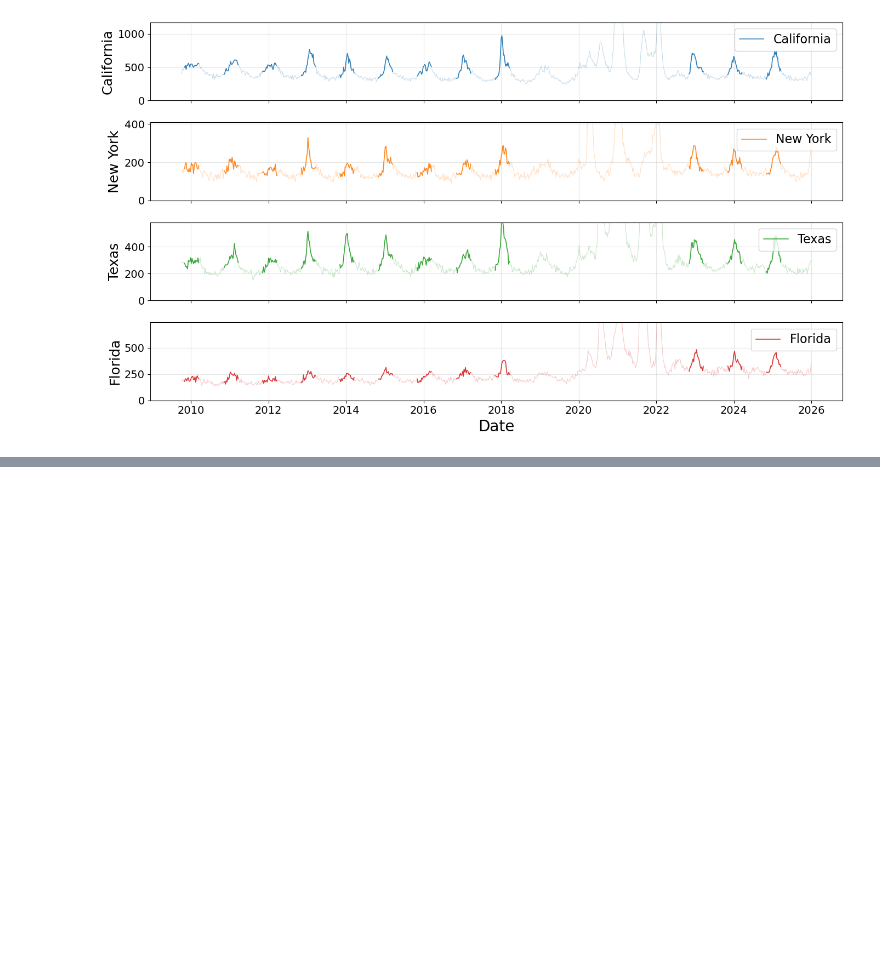
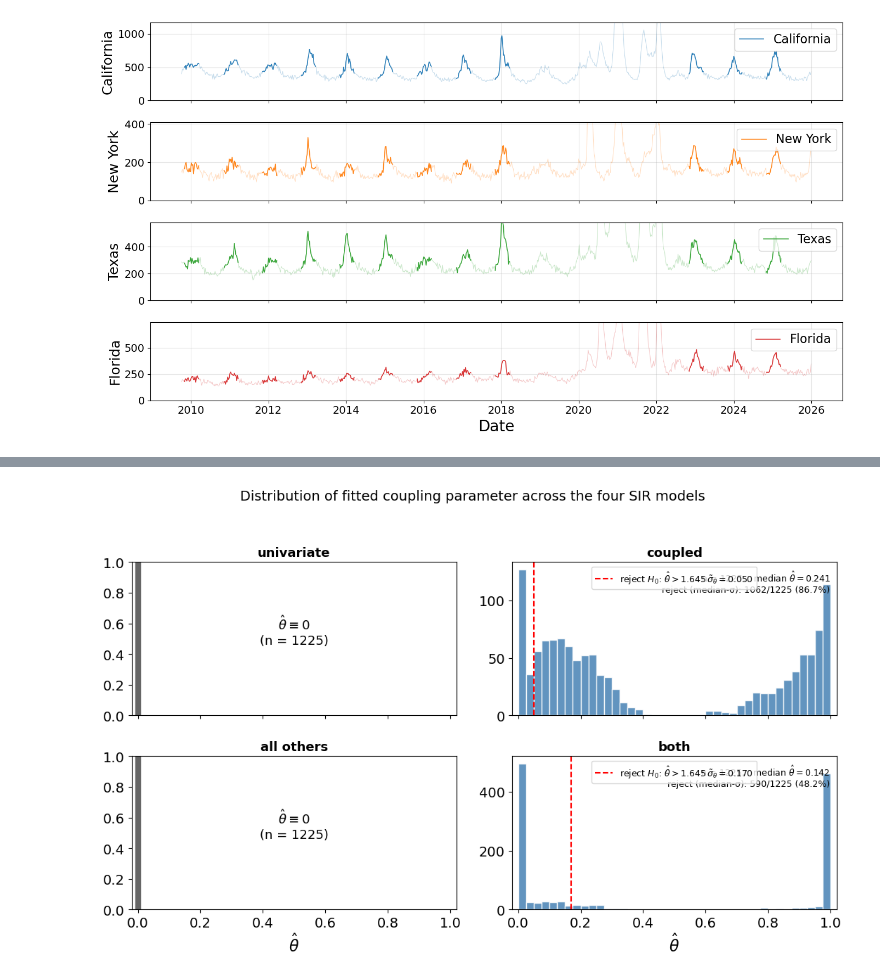
Before and after one commit to yairdaon/contacts, a Jupyter notebook: vis.ipynb, the cells around one changed output, grey strips where cells are left out. Cells and saved outputs as stored; diff of their text form; code cells hidden in the pictures; blank space fills up the shorter version.

```diff
--- a/visualization_notebook.ipynb
+++ b/vis.ipynb
@@ -714,0 +665,70 @@ norm.isf(0.05)#1.645
+# %%
+# ============================================================
+# Distribution of inferred theta across the four SIR models
+# 2x2 grid mirrors Table 1: cols = coupling on/off, rows = all-others on/off
+# ============================================================
+import glob, numpy as np, pandas as pd
+import matplotlib.pyplot as plt
+
+# Load one row per (pair, model config): theta and crlb_theta are constant across seasons
+rows = []
+for f in sorted(glob.glob('outputs/states/*.csv')):
+    df = pd.read_csv(f)
+    if 'alpha_limit' not in df.columns:
+        continue
+    df = df.drop_duplicates(subset=['state1', 'state2', 'alpha_limit', 'theta_limit'])
+    rows.append(df)
+all_df = pd.concat(rows, ignore_index=True) if rows else pd.DataFrame()
+
+# Row / col layout mirrors Table 1 in the paper.
+#   rows: top    = without all-others driver
+#         bottom = with all-others driver
+#   cols: left  = without coupling (theta pinned)
+#         right = with coupling (theta free)
+models = [
+    ((0.0, 0.0), 'univariate', (0, 0)),
+    ((0.0, 1.0), 'coupled',    (0, 1)),
+    ((1.0, 0.0), 'all others', (1, 0)),
+    ((1.0, 1.0), 'both',       (1, 1)),
+]
+
+fig, axes = plt.subplots(2, 2, figsize=(11, 7), sharex=True, sharey=False)
+for (au, tu), name, (r, c) in models:
+    ax = axes[r, c]
+    sub = all_df[(all_df['alpha_limit'] == au) & (all_df['theta_limit'] == tu)]
+    theta = sub['theta'].dropna().values
+    n_pairs = len(theta)
+
+    if tu == 0:
+        # Trivial (theta pinned at 0): show a single spike.
+        ax.axvline(0.0, color='black', linewidth=6, alpha=0.6)
+        ax.text(0.5, 0.55,
+                r'$\hat\theta \equiv 0$' + f'\n(n = {n_pairs})',
+                ha='center', va='center', transform=ax.transAxes, fontsize=13)
+    else:
+        ax.hist(theta, bins=40, range=(0, 1),
+                color='steelblue', edgecolor='white', alpha=0.85)
+        sigma = np.sqrt(sub['crlb_theta'].dropna().values)
+        thresh = 1.645 * np.median(sigma)
+        ax.axvline(thresh, color='red', linestyle='--', linewidth=1.5,
+                   label=fr'reject $H_0$: $\hat\theta > 1.645\,\tilde\sigma_\theta = {thresh:.3f}$')
+        n_reject = int((theta > thresh).sum())
+        ax.text(0.98, 0.95,
+                fr'n = {n_pairs};   median $\hat\theta = {np.median(theta):.3f}$'
+                + f'\nreject (median-\u03c3): {n_reject}/{n_pairs} ({100*n_reject/n_pairs:.1f}%)',
+                ha='right', va='top', transform=ax.transAxes, fontsize=9)
+        ax.legend(loc='upper center', fontsize=9)
+
+    ax.set_title(name, fontsize=13, fontweight='bold')
+    ax.set_xlim(-0.02, 1.02)
+    if r == 1:
+        ax.set_xlabel(r'$\hat\theta$')
+
+fig.suptitle('Distribution of fitted coupling parameter across the four SIR models',
+             fontsize=14)
+fig.tight_layout(rect=[0, 0, 1, 0.96])
+fig.savefig('pix/theta_distribution_4models.pdf', bbox_inches='tight')
+fig.savefig('pix/theta_distribution_4models.png', dpi=150, bbox_inches='tight')
+plt.show()
+# %% [output]
+[figure, added]
```
Also changed, not shown: parts of 11 cells of this notebook.
